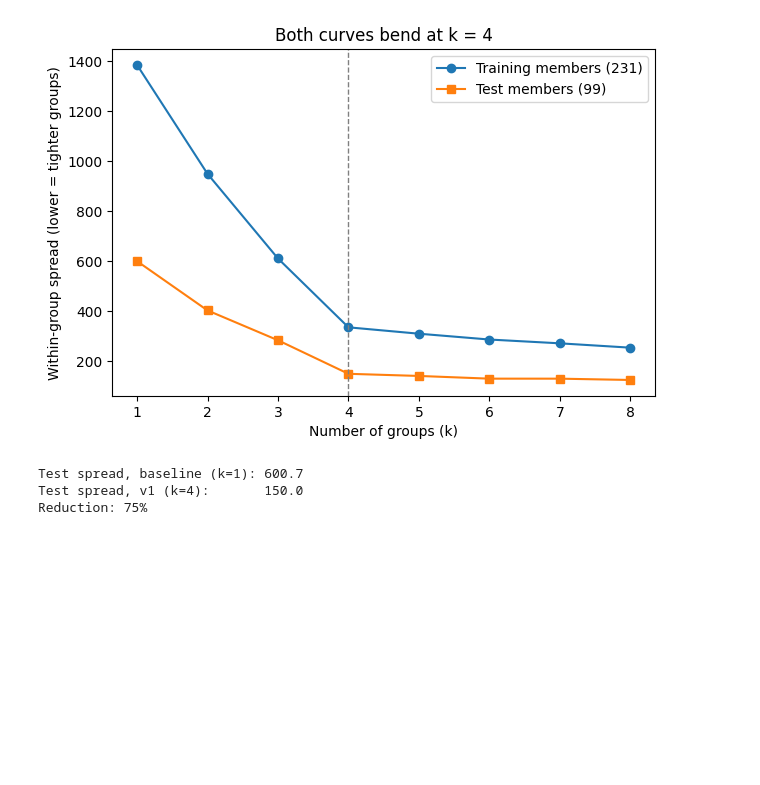
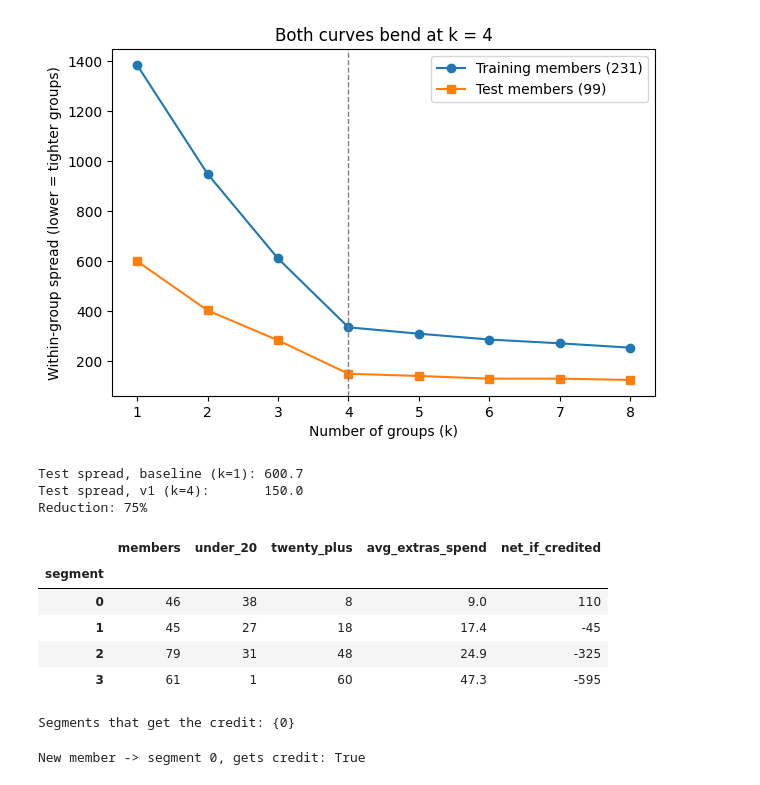
Before and after one commit to ak12463-arch/gym-member-segments, a Jupyter notebook: analysis.ipynb, the cells around one changed output. Cells and saved outputs as stored; diff of their text form; code cells hidden in the pictures; blank space fills up the shorter version.

```diff
--- a/analysis.ipynb
+++ b/analysis.ipynb
@@ -134,3 +134,39 @@ print(f"Reduction: {(base - v1) / base:.0%}")
 Test spread, baseline (k=1): 600.7
 Test spread, v1 (k=4):       150.0
 Reduction: 75%
+# %%
+train_seg = train.copy()
+train_seg["segment"] = km4.labels_
+train_seg["credit_value"] = np.where(train_seg["monthly_extras_spend"] < 20, 5, -10)
+
+summary = train_seg.groupby("segment").agg(
+    members=("credit_value", "size"),
+    under_20=("credit_value", lambda s: (s == 5).sum()),
+    twenty_plus=("credit_value", lambda s: (s == -10).sum()),
+    avg_extras_spend=("monthly_extras_spend", "mean"),
+    net_if_credited=("credit_value", "sum"),
+).round(1)
+summary
+# %% [output]
+|  | members | under_20 | twenty_plus | avg_extras_spend | net_if_credited |
+| segment |  |  |  |  |  |
+| 0 | 46 | 38 | 8 | 9.0 | 110 |
+| 1 | 45 | 27 | 18 | 17.4 | -45 |
+| 2 | 79 | 31 | 48 | 24.9 | -325 |
+| 3 | 61 | 1 | 60 | 47.3 | -595 |
+# %%
+credit_segments = set(summary.index[summary["net_if_credited"] > 0])
+print("Segments that get the credit:", credit_segments)
+# %% [output]
+Segments that get the credit: {0}
+# %%
+def assign_member(age, visits, minutes, classes, months, extras):
+    member = pd.DataFrame([[age, visits, minutes, classes, months, extras]],
+                          columns=features)
+    seg = int(km4.predict(scaler.transform(member))[0])
+    return seg, seg in credit_segments
+
+seg, gets_credit = assign_member(age=30, visits=4, minutes=42, classes=1, months=5, extras=10)
+print(f"New member -> segment {seg}, gets credit: {gets_credit}")
+# %% [output]
+New member -> segment 0, gets credit: True
```
Also changed, not shown: parts of 1 cell of this notebook.
